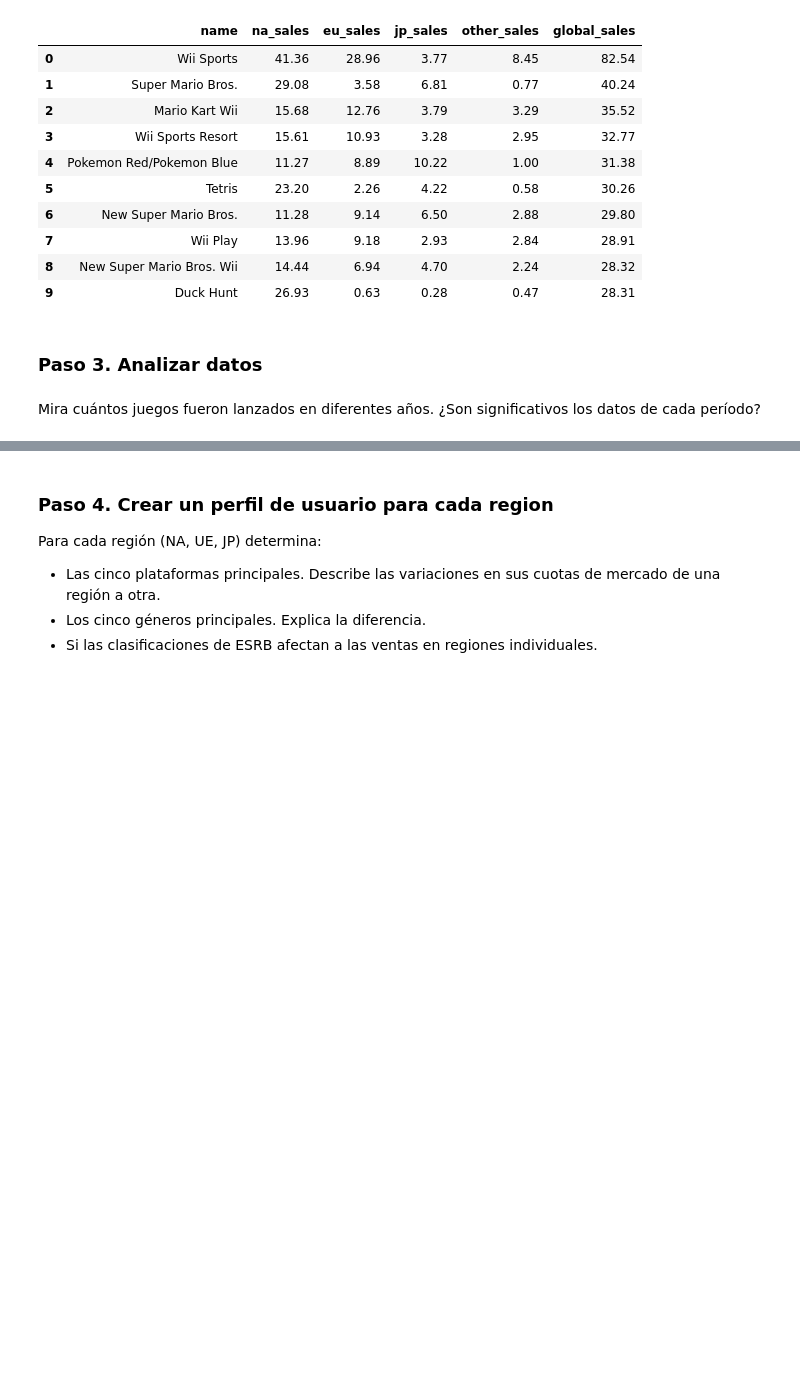
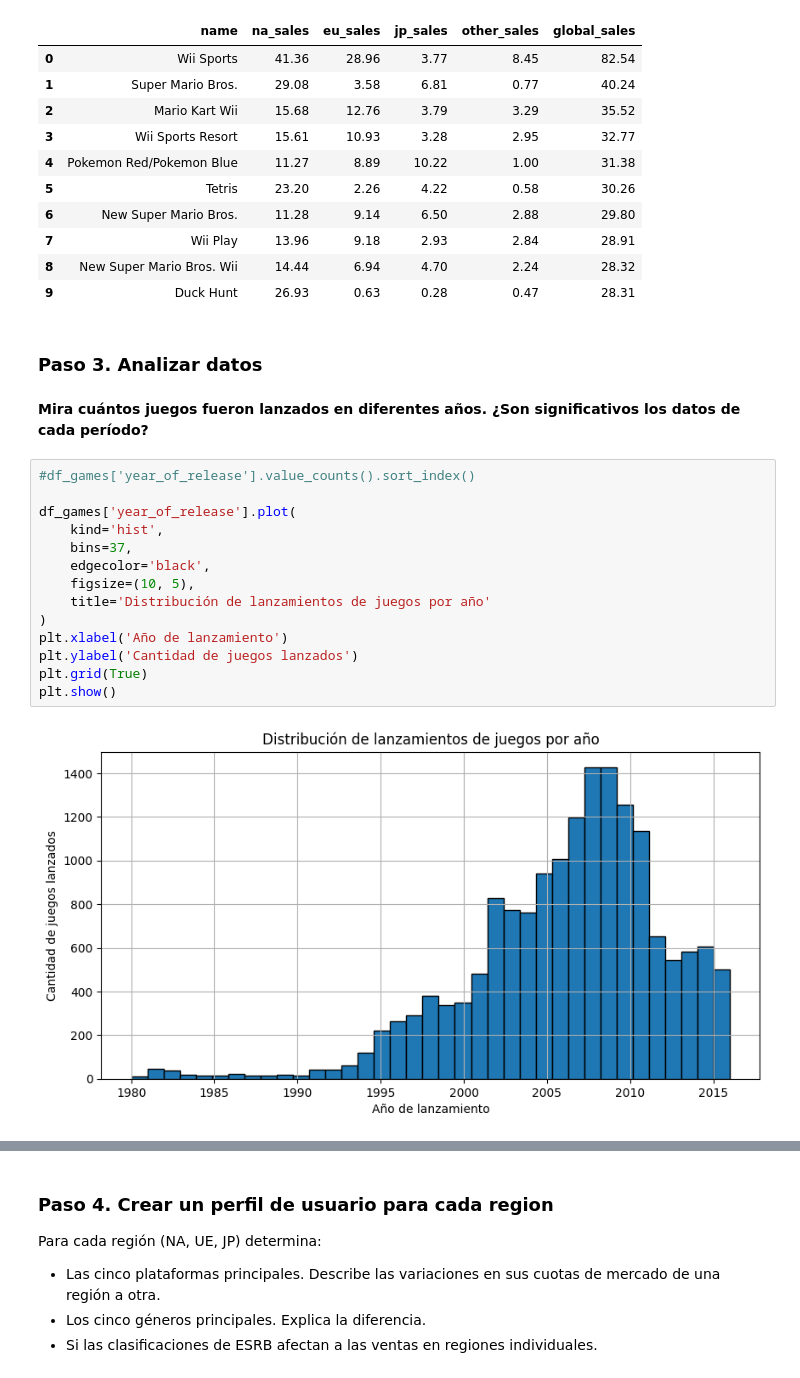
Before and after one commit to RulasBoy/TripleTen-Bootcamp, a Jupyter notebook: Sprint 6/notebook.ipynb, the cells around one changed output, grey strips where cells are left out. Saved outputs shown, nothing was run; the diff lists cells and outputs as text; blank space fills up the shorter version.

```diff
--- a/Sprint 6/notebook.ipynb
+++ b/Sprint 6/notebook.ipynb
@@ -258,4 +258,20 @@ df_games[['name', 'na_sales', 'eu_sales', 'jp_sales', 'other_sales', 'global_sal
 # %% [markdown]
 ### Paso 3. Analizar datos
 # %% [markdown]
-Mira cuántos juegos fueron lanzados en diferentes años. ¿Son significativos los datos de cada período?
+**Mira cuántos juegos fueron lanzados en diferentes años. ¿Son significativos los datos de cada período?**
+# %%
+#df_games['year_of_release'].value_counts().sort_index()
+
+df_games['year_of_release'].plot(
+    kind='hist',
+    bins=37,
+    edgecolor='black',
+    figsize=(10, 5),
+    title='Distribución de lanzamientos de juegos por año'
+)
+plt.xlabel('Año de lanzamiento')
+plt.ylabel('Cantidad de juegos lanzados')
+plt.grid(True)
+plt.show()
+# %% [output]
+[figure, added]
```
Also changed, not shown: parts of 11 cells of this notebook.
